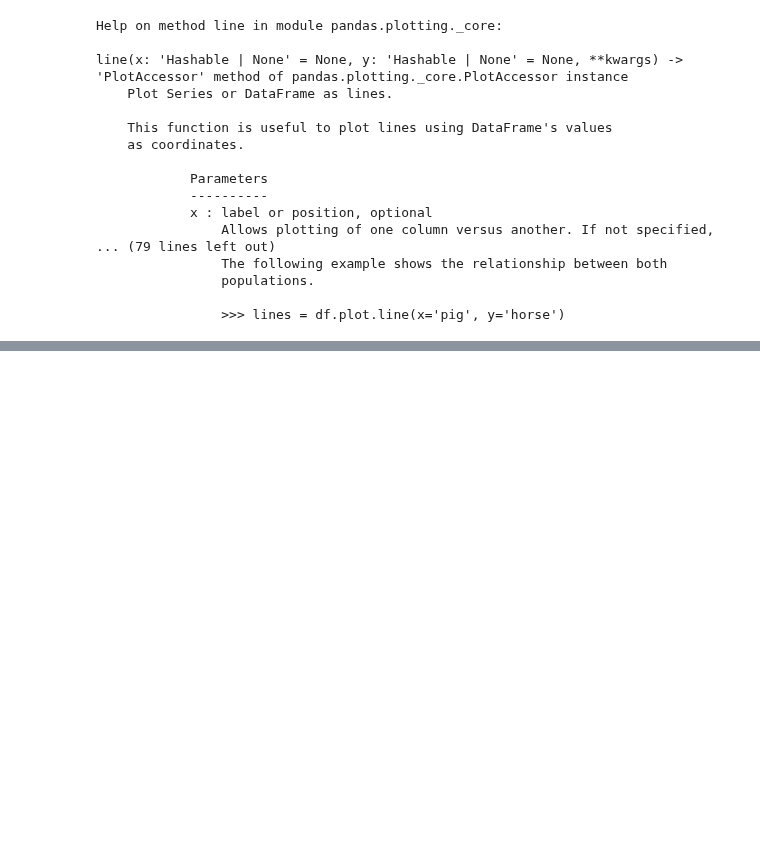
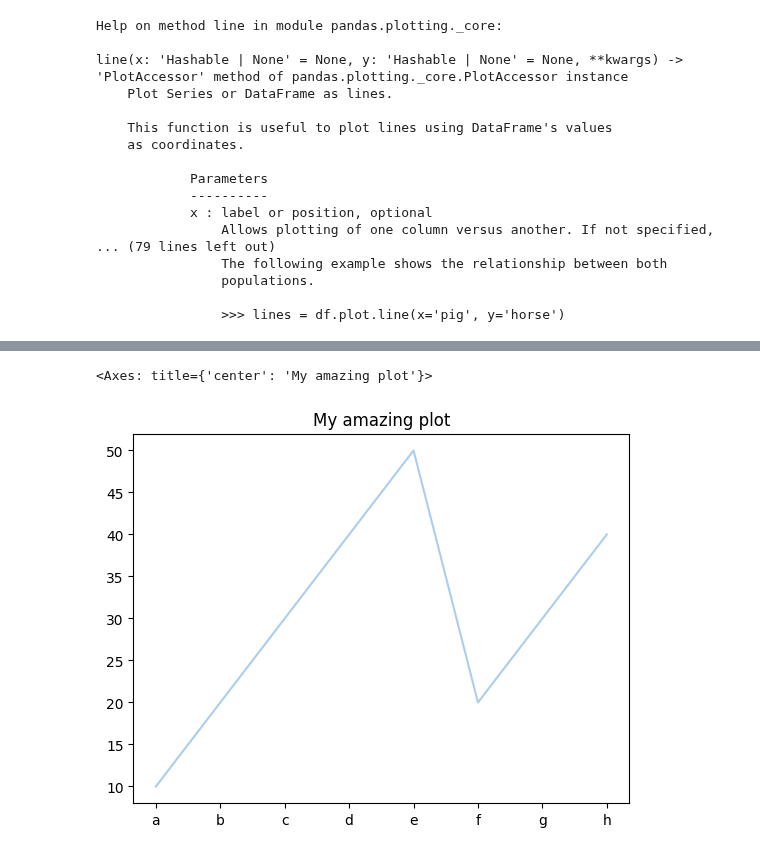
Before and after one commit to reuven/apple-2025-01Jan-plotting, a Jupyter notebook: Apple 2025-01Jan-09.ipynb, the cells around one changed output, grey strips where cells are left out. Cells and saved outputs as stored; diff of their text form; code cells hidden in the pictures; blank space fills up the shorter version.

```diff
--- a/Apple 2025-01Jan-09.ipynb
+++ b/Apple 2025-01Jan-09.ipynb
@@ -90,0 +103,6 @@ line(x: 'Hashable | None' = None, y: 'Hashable | None' = None, **kwargs) -> 'Plo
+# %%
+# color could be six-digit hex color (#RRGGBB)
+s.plot.line(title='My amazing plot', color='#abcdef')
+# %% [output]
+<Axes: title={'center': 'My amazing plot'}>
+[figure, added]
```
Also changed, not shown: parts of 2 cells of this notebook.
